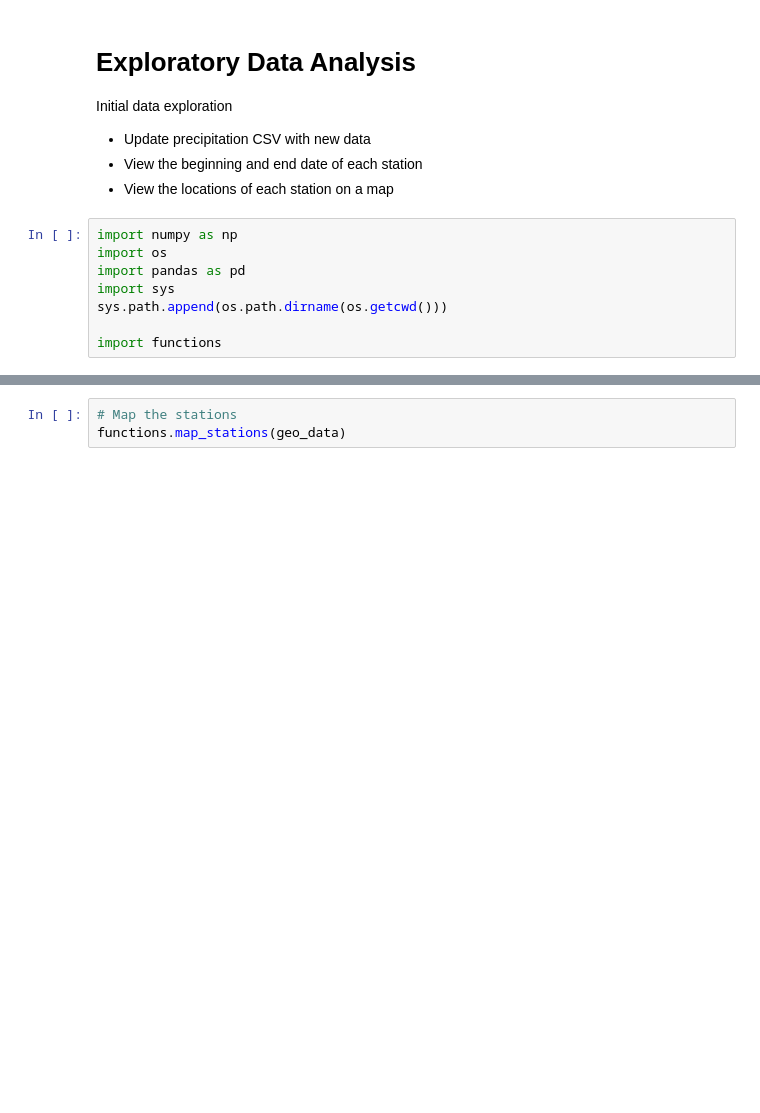
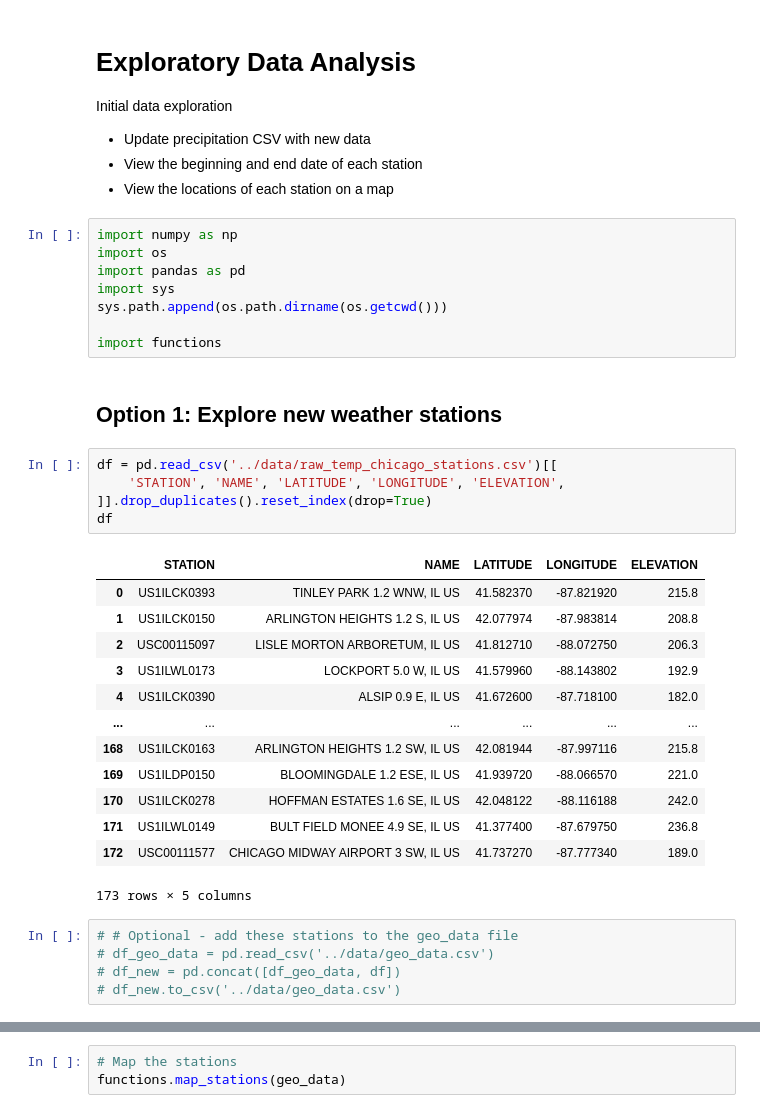
Before and after one commit to wpbSabi/weather_python, a Jupyter notebook: notebooks/exploratory_data_analysis.ipynb, the cells around one changed output, grey strips where cells are left out. Drawn from its saved outputs; the diff is of its cells as text; blank space fills up the shorter version.

Commit message:
added chicago data and updated geo + eda

```diff
--- a/notebooks/exploratory_data_analysis.ipynb
+++ b/notebooks/exploratory_data_analysis.ipynb
@@ -12,3 +12,29 @@ import sys
 sys.path.append(os.path.dirname(os.getcwd()))
 
 import functions
+# %% [markdown]
+## Option 1: Explore new weather stations
+# %%
+df = pd.read_csv('../data/raw_temp_chicago_stations.csv')[[
+    'STATION', 'NAME', 'LATITUDE', 'LONGITUDE', 'ELEVATION',
+]].drop_duplicates().reset_index(drop=True)
+df
+# %% [output]
+|  | STATION | NAME | LATITUDE | LONGITUDE | ELEVATION |
+| 0 | US1ILCK0393 | TINLEY PARK 1.2 WNW, IL US | 41.582370 | -87.821920 | 215.8 |
+| 1 | US1ILCK0150 | ARLINGTON HEIGHTS 1.2 S, IL US | 42.077974 | -87.983814 | 208.8 |
+| 2 | USC00115097 | LISLE MORTON ARBORETUM, IL US | 41.812710 | -88.072750 | 206.3 |
+| 3 | US1ILWL0173 | LOCKPORT 5.0 W, IL US | 41.579960 | -88.143802 | 192.9 |
+| 4 | US1ILCK0390 | ALSIP 0.9 E, IL US | 41.672600 | -87.718100 | 182.0 |
+| ... | ... | ... | ... | ... | ... |
+| 168 | US1ILCK0163 | ARLINGTON HEIGHTS 1.2 SW, IL US | 42.081944 | -87.997116 | 215.8 |
+| 169 | US1ILDP0150 | BLOOMINGDALE 1.2 ESE, IL US | 41.939720 | -88.066570 | 221.0 |
+| 170 | US1ILCK0278 | HOFFMAN ESTATES 1.6 SE, IL US | 42.048122 | -88.116188 | 242.0 |
+| 171 | US1ILWL0149 | BULT FIELD MONEE 4.9 SE, IL US | 41.377400 | -87.679750 | 236.8 |
+| 172 | USC00111577 | CHICAGO MIDWAY AIRPORT 3 SW, IL US | 41.737270 | -87.777340 | 189.0 |
+173 rows × 5 columns
+# %%
+# # Optional - add these stations to the geo_data file
+# df_geo_data = pd.read_csv('../data/geo_data.csv')
+# df_new = pd.concat([df_geo_data, df])
+# df_new.to_csv('../data/geo_data.csv')
```
Also changed, not shown: parts of 3 cells of this notebook, 2 other files.
